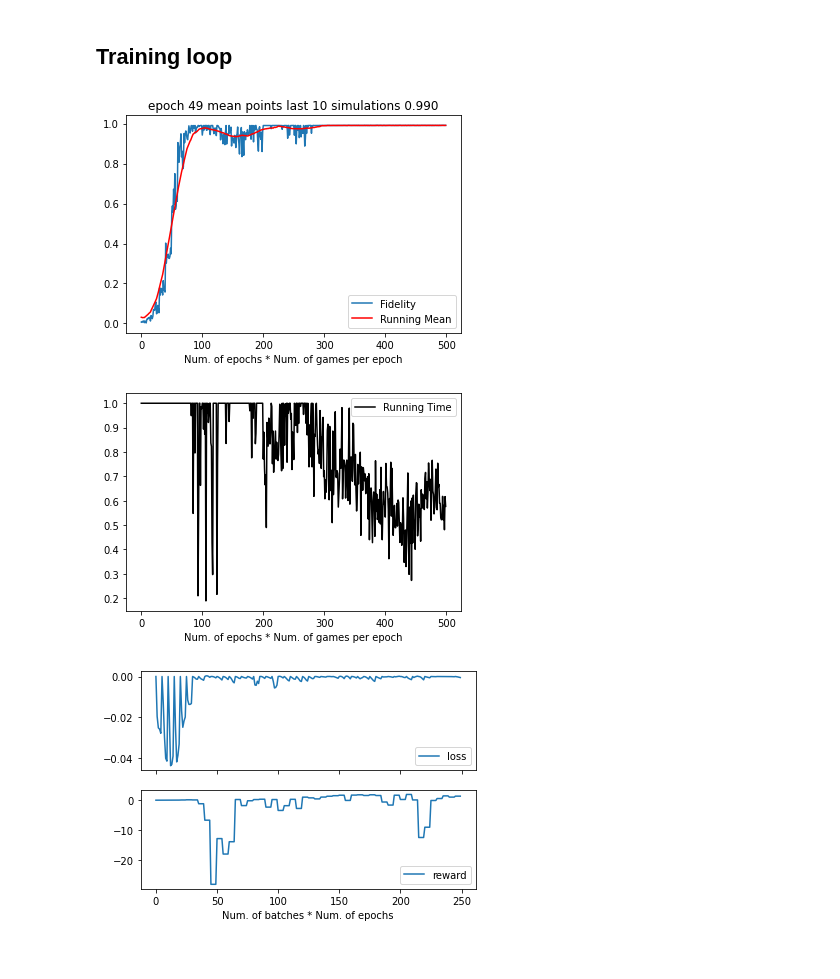
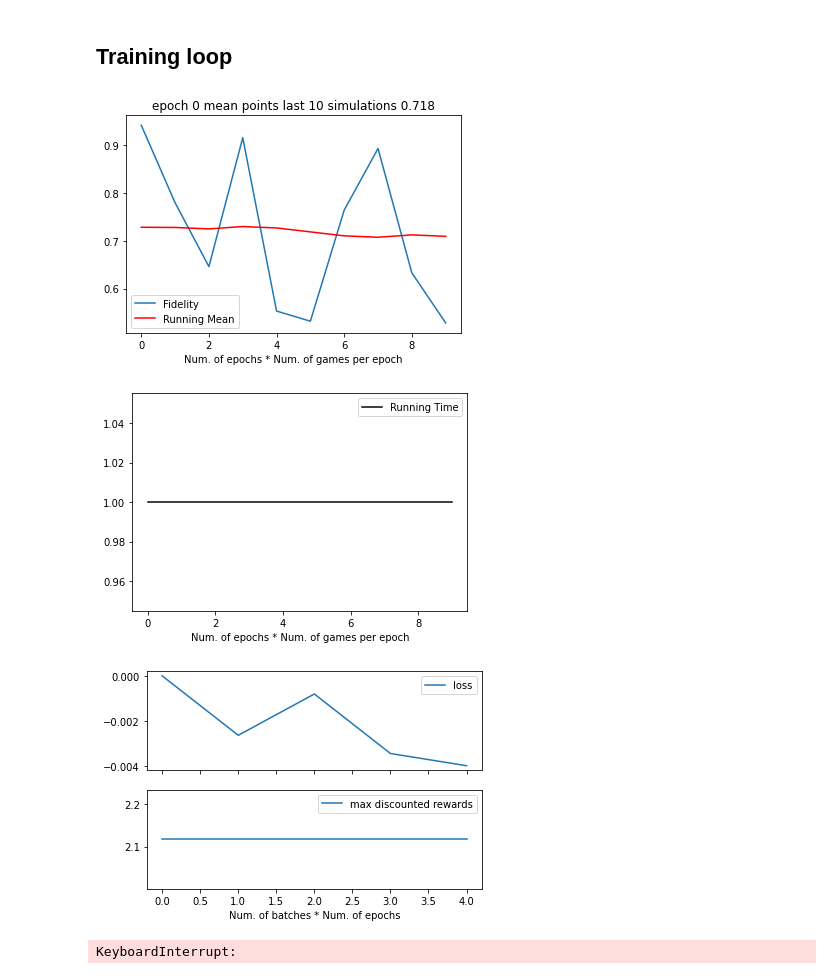
Before and after one commit to SergeyHazanov/ML_2021_quantum_control, a Jupyter notebook: test_notebook.ipynb, the cells around one changed output. Saved outputs shown, nothing was run; the diff lists cells and outputs as text; code cells hidden in the pictures.

```diff
--- a/test_notebook.ipynb
+++ b/test_notebook.ipynb
@@ -34,9 +29,9 @@ plt.style.use({'figure.facecolor':'white'})
 # %% [markdown]
 ### Constants
 # %%
-n_epochs = 50
+n_epochs = 100
 games_per_epoch = 10
-batch_size = 24000
+batch_size = 30000
 num_batches = 5
 learning_rate = 1e-3
 # %% [markdown]
@@ -44,7 +39,10 @@ learning_rate = 1e-3
 # %%
 run_time = 10
 dt = 0.01
+decay_rate = 0.96
+
 env = QuantumEnvironment(energy_gap=1, runtime=run_time, dt=dt)
+
 
 loss_func = PolicyLoss()
 net = PolicyNetwork()
@@ -56,11 +54,11 @@ model_name = 'trained_model.pt'
 
 memory_bank = GamesMemoryBank()
 optimizer = torch.optim.Adam(net.parameters(), lr=learning_rate)
+lr_scheduler = torch.optim.lr_scheduler.ExponentialLR(optimizer=optimizer, gamma=decay_rate)
 # %% [markdown]
 ## Training loop
 # %%
 final_fidelity = []
-running_mean_fid = []
 losses = []
 rewards = []
 discounted_rewards = []
@@ -116,41 +114,41 @@ for epoch in tqdm(range(n_epochs)):
     plt.legend()
     plt.show()
 
     net.train()
-    # if torch.cuda.is_available():
-    #     net.cuda()
 
     for batch_i in range(num_batches):
         optimizer.zero_grad()
 
         state, prev_state, action, action_p, reward, discounted_reward = memory_bank.get_sample(batch_size)
         state = state.view((state.shape[0], NET_INPUT_SIZE))
         prev_state = prev_state.view((prev_state.shape[0], NET_INPUT_SIZE))
 
         logits = net(state, prev_state)
 
         loss = loss_func(logits, action, action_p, discounted_reward)
         loss.backward()
         optimizer.step()
 
         losses.append(loss.item())
         rewards.append(torch.mean(reward).item())
-        # discounted_rewards.append(discounted_reward.std().item())
+        discounted_rewards.append(torch.max(discounted_reward).item())
 
+    lr_scheduler.step()
     torch.save(net.state_dict(), model_name)
 
     fig, ax = plt.subplots(2,1, sharex=True)
     ax[0].plot(losses, label='loss')
-    ax[1].plot(rewards, label='reward')
-    # ax[1].plot(discounted_rewards, label='discounted rewards')
+    # ax[1].plot(rewards, label='reward')
+    ax[1].plot(discounted_rewards, label='max discounted rewards')
     ax[0].legend()
     ax[1].legend()
     plt.xlabel('Num. of batches * Num. of epochs')
     plt.show()
 # %% [output]
-[figure, old version]
+[figure, new version]
-[figure, old version]
+[figure, new version]
-[figure, old version]
+[figure, new version]
+KeyboardInterrupt:
 # %%
 state, prev_state = env.reset(), None
 
```
Also changed, not shown: parts of 4 cells of this notebook, 5 other files.
